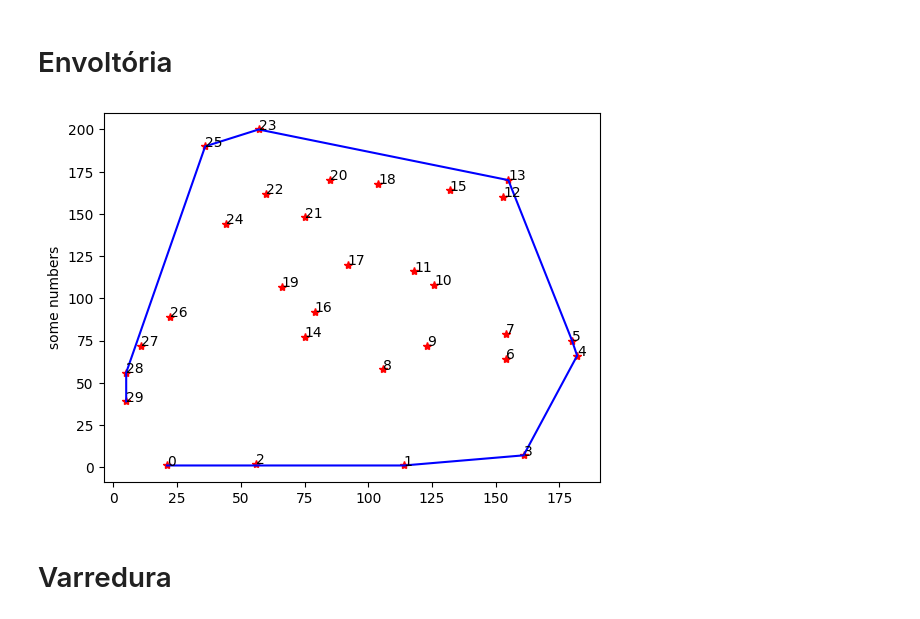
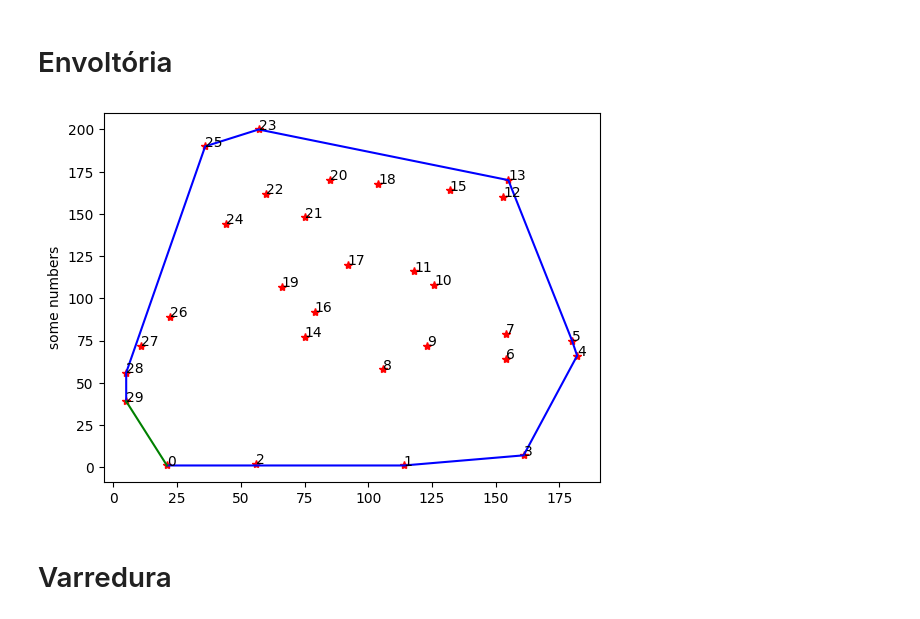
Before and after one commit to Gcastelo01/TP1_Alg2, a Jupyter notebook: TP1_Classificador.ipynb, the cells around one changed output. Saved outputs shown, nothing was run; the diff lists cells and outputs as text; code cells hidden in the pictures.

```diff
--- a/TP1_Classificador.ipynb
+++ b/TP1_Classificador.ipynb
@@ -123,25 +123,26 @@ def Graham(DotListParam):
 # %%
 fig, ax = plt.subplots()
 ax.plot(x, y, 'r*')
 
 for i, txt in enumerate(range(len(x))):
     ax.annotate(txt, (x[i], y[i]))
 plt.ylabel('some numbers')
 
 x_envolt = []
 y_envolt = []
 
 sorted_list = sortDotsByPolarAngle(dot_list)
 
 convexEnvelope = Graham(sorted_list)
 for e in convexEnvelope:
     x_envolt.append(e.x)
     y_envolt.append(e.y)
 
 
 ax.plot(x_envolt, y_envolt, 'b-')
+ax.plot([x_envolt[len(x_envolt) - 1], x_envolt[0]], [y_envolt[len(y_envolt) - 1], y_envolt[0]], 'g-')
 plt.show()
 # %% [output]
-[figure, old version]
+[figure, new version]
 # %% [markdown]
 # Varredura
```
Also changed, not shown: parts of 8 cells of this notebook.
